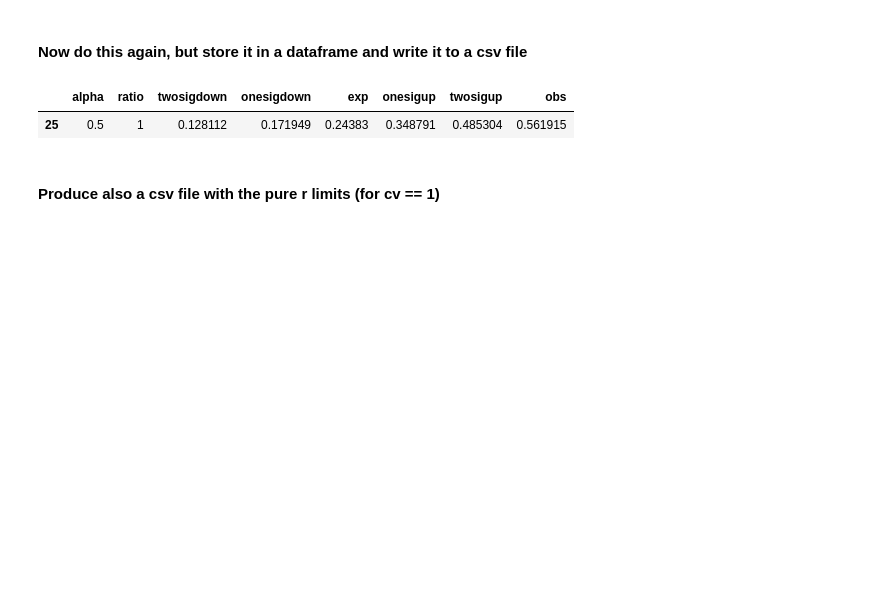
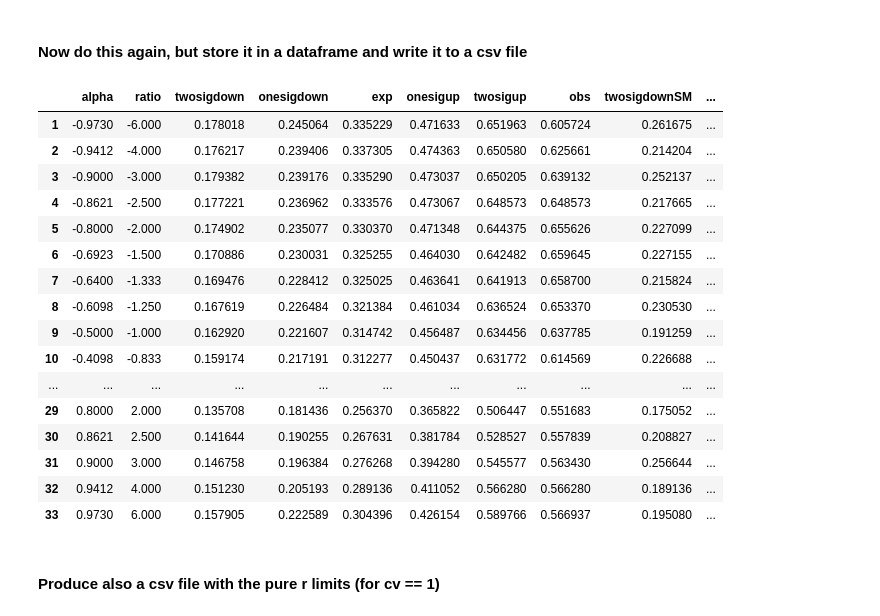
Before and after one commit to stiegerb/cmgtools-lite, a Jupyter notebook: TTHAnalysis/python/plotter/tHq-multilepton/signal_extraction/limit-plots/limits.ipynb, the cells around one changed output. Cells and saved outputs as stored; diff of their text form; code cells hidden in the pictures; blank space fills up the shorter version.

Commit message:
First version of SM-expected limits

```diff
--- a/TTHAnalysis/python/plotter/tHq-multilepton/signal_extraction/limit-plots/limits.ipynb
+++ b/TTHAnalysis/python/plotter/tHq-multilepton/signal_extraction/limit-plots/limits.ipynb
@@ -7,18 +7,20 @@ from ctcv_helper import read_dataframe
 from ctcv_helper import read_dataframe_ratio
 # %%
 # Read limits from csv files
-limits = {}
-for model in ['K6']:
-    df = pd.DataFrame.from_csv("Mar28_unblinded_rangefix/limits_cv_0p5.csv", sep=",", index_col=None)
-    df = df.append(pd.DataFrame.from_csv("Mar28_unblinded_rangefix/limits_cv_1p0.csv", sep=",", index_col=None), ignore_index=True)
-    df = df.append(pd.DataFrame.from_csv("Mar28_unblinded_rangefix/limits_cv_1p5.csv", sep=",", index_col=None), ignore_index=True)
-    limits[model] = df
+df_limits = pd.DataFrame.from_csv("Mar28_unblinded_rangefix/limits_cv_0p5.csv", sep=",", index_col=None)
+df_limits = df_limits.append(pd.DataFrame.from_csv("Mar28_unblinded_rangefix/limits_cv_1p0.csv", sep=",", index_col=None), ignore_index=True)
+df_limits = df_limits.append(pd.DataFrame.from_csv("Mar28_unblinded_rangefix/limits_cv_1p5.csv", sep=",", index_col=None), ignore_index=True)
+
+# Add the SM-like expected limits
+df_limits_exp = pd.DataFrame.from_csv("limits_K6_SM_expected_cv_1p0.csv", sep=",", index_col=None)
+df_limits_exp = df_limits_exp.append(pd.DataFrame.from_csv("limits_K6_SM_expected_cv_0p5.csv", sep=",", index_col=None), ignore_index=True)
+df_limits_exp = df_limits_exp.append(pd.DataFrame.from_csv("limits_K6_SM_expected_cv_1p5.csv", sep=",", index_col=None), ignore_index=True)
 # %%
 # Read the cross sections from csv files
 df_xsbr = {}
 df_br = {}
 df_xsecs = {}
-for model in ['K4', 'K5', 'K6']:
+for model in ['K4', 'K5', 'K6', 'K7']:
     df_xsbr[model]  = pd.DataFrame.from_csv("xsbr_scalings_%s.csv"%model, sep=",", index_col=None)
     df_br[model]    = pd.DataFrame.from_csv("br_scalings_%s.csv"%model,   sep=",", index_col=None)
     df_xsecs[model] = pd.DataFrame.from_csv("xsecs_tH_ttH_%s.csv"%model, sep=",", index_col=None)
@@ -83,29 +87,52 @@ print_table([partial(xs_limit, df_xsecs=df_xsecs[MOD], df_limits=limits[MOD], li
 #### Now do this again, but store it in a dataframe and write it to a csv file
 # %%
 df_xs_limits = pd.DataFrame()
-df_xs_limits['alpha'] = np.sign(limits[MOD].cf*limits[MOD].cv)*limits[MOD].cf**2/(limits[MOD].cf**2+limits[MOD].cv**2)
+df_xs_limits['alpha'] = np.sign(df_limits.cf*df_limits.cv)*df_limits.cf**2/(df_limits.cf**2+df_limits.cv**2)
 df_xs_limits['alpha'] = df_xs_limits.alpha.round(4)
-df_xs_limits['ratio'] = limits[MOD].cf/limits[MOD].cv
+df_xs_limits['ratio'] = df_limits.cf/df_limits.cv
 df_xs_limits['ratio'] = df_xs_limits.ratio.round(3)
 
 # Use our xs_limit function to store the limits
 for limval in ['twosigdown', 'onesigdown', 'exp', 'onesigup', 'twosigup', 'obs']:
     df_xs_limits[limval] = np.vectorize(partial(xs_limit,
                                                df_xsecs=df_xsecs[MOD],
-                                               df_limits=limits[MOD],
-                                               limval=limval))(limits[MOD].cf,
-                                                                    limits[MOD].cv)
+                                               df_limits=df_limits,
+                                               limval=limval))(df_limits.cf,
+                                                                    df_limits.cv)
+# Add the SM expected values
+for limval in ['twosigdown', 'onesigdown', 'exp', 'onesigup', 'twosigup']:
+    df_xs_limits[limval+'SM'] = np.vectorize(partial(xs_limit,
+                                               df_xsecs=df_xsecs[MOD],
+                                               df_limits=df_limits_exp,
+                                               limval=limval))(df_limits.cf,
+                                                                    df_limits.cv)
+
 
 # Remove the duplicate entries, sort, reset the index, and write to csv
 df_xs_limits.drop_duplicates(subset='ratio', inplace=True)
 df_xs_limits.sort_values(by='ratio', inplace=True)
 df_xs_limits.index = range(1,len(df_xs_limits)+1)
 df_xs_limits.to_csv("xs_limits_%s.csv"%MOD)
 
-df_xs_limits.loc[df_xs_limits.ratio==1.0]
+df_xs_limits
 # %% [output]
-|  | alpha | ratio | twosigdown | onesigdown | exp | onesigup | twosigup | obs |
-| 25 | 0.5 | 1 | 0.128112 | 0.171949 | 0.24383 | 0.348791 | 0.485304 | 0.561915 |
+|  | alpha | ratio | twosigdown | onesigdown | exp | onesigup | twosigup | obs | twosigdownSM | ... |
+| 1 | -0.9730 | -6.000 | 0.178018 | 0.245064 | 0.335229 | 0.471633 | 0.651963 | 0.605724 | 0.261675 | ... |
+| 2 | -0.9412 | -4.000 | 0.176217 | 0.239406 | 0.337305 | 0.474363 | 0.650580 | 0.625661 | 0.214204 | ... |
+| 3 | -0.9000 | -3.000 | 0.179382 | 0.239176 | 0.335290 | 0.473037 | 0.650205 | 0.639132 | 0.252137 | ... |
+| 4 | -0.8621 | -2.500 | 0.177221 | 0.236962 | 0.333576 | 0.473067 | 0.648573 | 0.648573 | 0.217665 | ... |
+| 5 | -0.8000 | -2.000 | 0.174902 | 0.235077 | 0.330370 | 0.471348 | 0.644375 | 0.655626 | 0.227099 | ... |
+| 6 | -0.6923 | -1.500 | 0.170886 | 0.230031 | 0.325255 | 0.464030 | 0.642482 | 0.659645 | 0.227155 | ... |
+| 7 | -0.6400 | -1.333 | 0.169476 | 0.228412 | 0.325025 | 0.463641 | 0.641913 | 0.658700 | 0.215824 | ... |
+| 8 | -0.6098 | -1.250 | 0.167619 | 0.226484 | 0.321384 | 0.461034 | 0.636524 | 0.653370 | 0.230530 | ... |
+| 9 | -0.5000 | -1.000 | 0.162920 | 0.221607 | 0.314742 | 0.456487 | 0.634456 | 0.637785 | 0.191259 | ... |
+| 10 | -0.4098 | -0.833 | 0.159174 | 0.217191 | 0.312277 | 0.450437 | 0.631772 | 0.614569 | 0.226688 | ... |
+| ... | ... | ... | ... | ... | ... | ... | ... | ... | ... | ... |
+| 29 | 0.8000 | 2.000 | 0.135708 | 0.181436 | 0.256370 | 0.365822 | 0.506447 | 0.551683 | 0.175052 | ... |
+| 30 | 0.8621 | 2.500 | 0.141644 | 0.190255 | 0.267631 | 0.381784 | 0.528527 | 0.557839 | 0.208827 | ... |
+| 31 | 0.9000 | 3.000 | 0.146758 | 0.196384 | 0.276268 | 0.394280 | 0.545577 | 0.563430 | 0.256644 | ... |
+| 32 | 0.9412 | 4.000 | 0.151230 | 0.205193 | 0.289136 | 0.411052 | 0.566280 | 0.566280 | 0.189136 | ... |
+| 33 | 0.9730 | 6.000 | 0.157905 | 0.222589 | 0.304396 | 0.426154 | 0.589766 | 0.566937 | 0.195080 | ... |
 # %% [markdown]
 #### Produce also a csv file with the pure r limits (for cv == 1)
 # %%
```
Also changed, not shown: parts of 4 cells of this notebook, 4 other files.
